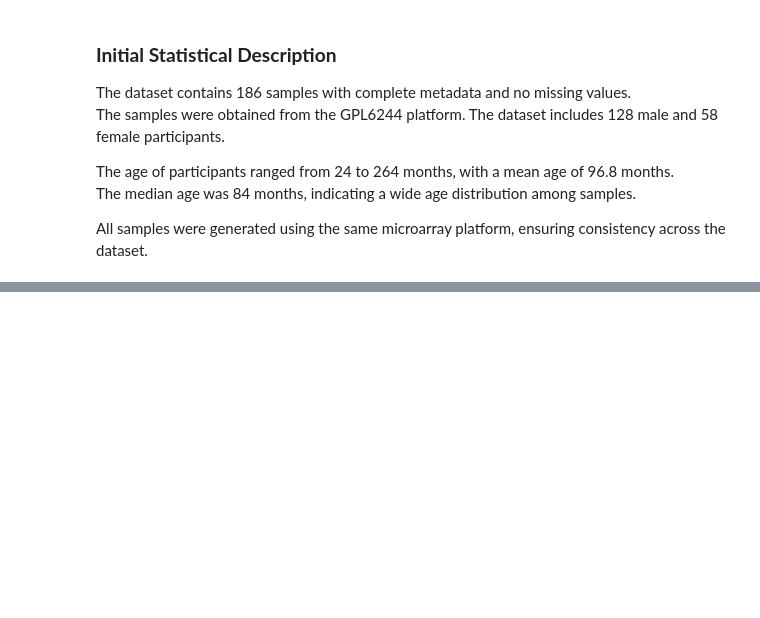
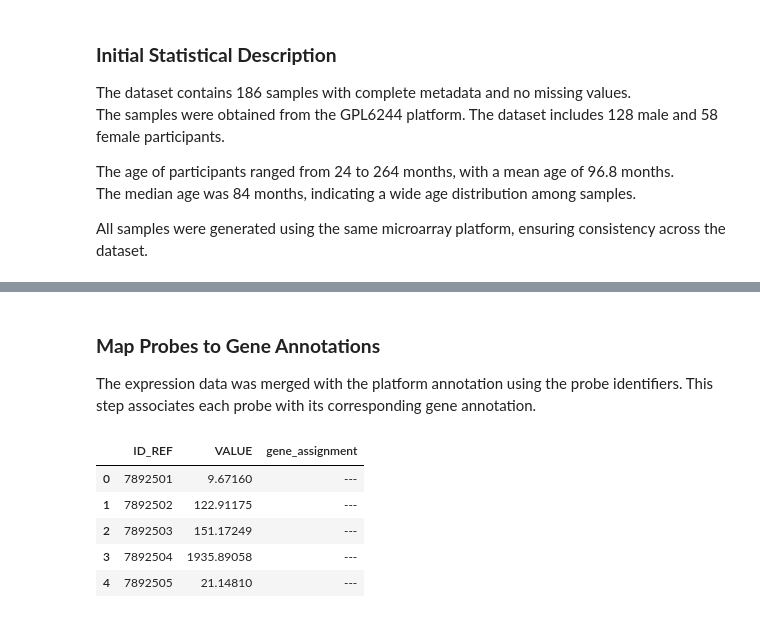
Before and after one commit to layakhosravi77-creator/ASD-Blood-Transcriptomic-Analysis, a Jupyter notebook: notebooks/01_data_exploration.ipynb, the cells around one changed output, grey strips where cells are left out. Drawn from its saved outputs; the diff is of its cells as text; code cells hidden in the pictures; blank space fills up the shorter version.

```diff
--- a/notebooks/01_data_exploration.ipynb
+++ b/notebooks/01_data_exploration.ipynb
@@ -254,0 +279,4 @@ Data Exploration
+# %%
+platform.table.columns.tolist()
+annotation = platform.table[['ID', 'gene_assignment']]
+annotation.head()
@@ -254,0 +294,4 @@ Data Exploration
+# %%
+sample = gse.gsms['GSM650655'].table
+
+sample.head()
@@ -254,0 +305,20 @@ Data Exploration
+# %% [markdown]
+### **Map Probes to Gene Annotations**
+
+The expression data was merged with the platform annotation using the probe identifiers. This step associates each probe with its corresponding gene annotation.
+# %%
+merged = sample.merge(
+    annotation,
+    left_on='ID_REF',
+    right_on='ID',
+    how='left'
+)
+merged = merged.drop(columns=['ID'])
+merged.head()
+# %% [output]
+|  | ID_REF | VALUE | gene_assignment |
+| 0 | 7892501 | 9.67160 | --- |
+| 1 | 7892502 | 122.91175 | --- |
+| 2 | 7892503 | 151.17249 | --- |
+| 3 | 7892504 | 1935.89058 | --- |
+| 4 | 7892505 | 21.14810 | --- |
```
Also changed, not shown: parts of 40 cells of this notebook, 4 other files.
